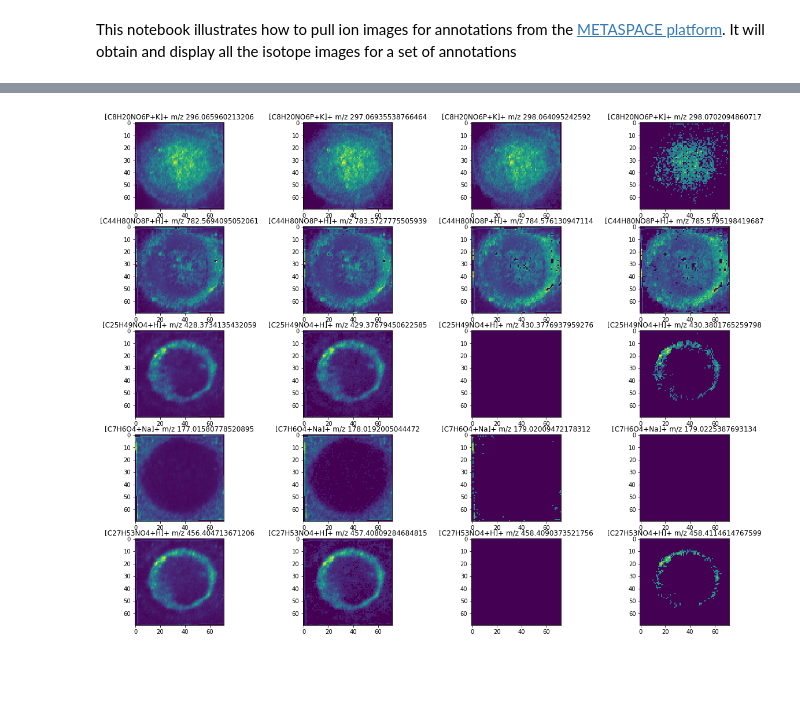
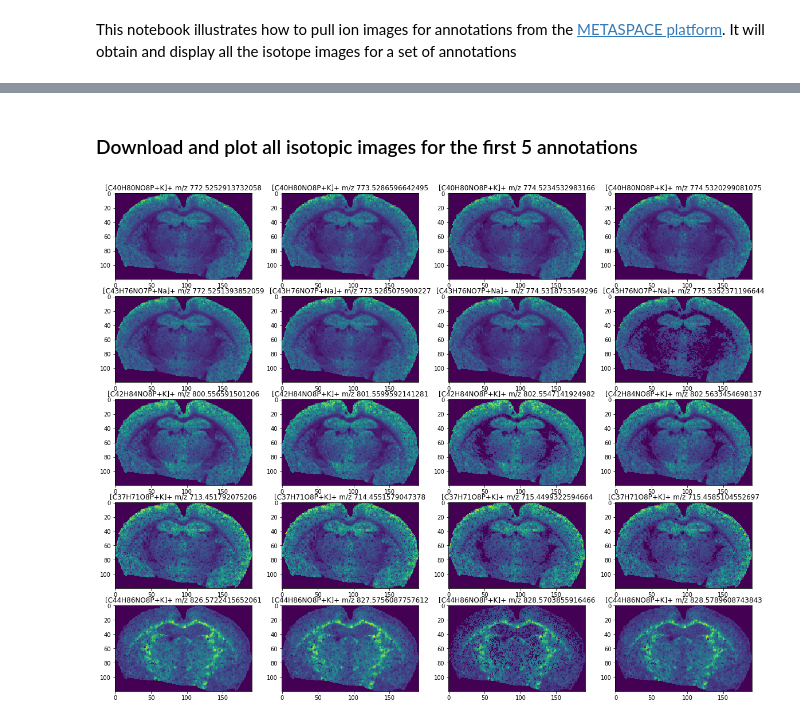
Before and after one commit to metaspace2020/metaspace, a Jupyter notebook: metaspace/python-client/example/iso_img_retrieval.ipynb, the cells around one changed output, grey strips where cells are left out. Cells and saved outputs as stored; diff of their text form; code cells hidden in the pictures; blank space fills up the shorter version.

```diff
--- a/metaspace/python-client/example/iso_img_retrieval.ipynb
+++ b/metaspace/python-client/example/iso_img_retrieval.ipynb
@@ -42,0 +39,5 @@ results.head()
+# %%
+ds = sm.dataset(id="2016-09-22_11h16m17s")
+results = ds.results()
+annotations = results[results.fdr <= 0.1][['msm']]
+annotations.head()
@@ -43,14 +52,16 @@ results.head()
+# %% [markdown]
+### Download and plot all isotopic images for the first 5 annotations
 # %%
 limit = 5 # number of annotations to get
 plt.figure(figsize=(20, 16))
 for ii in range(limit):
     row = results.iloc[ii]
     (sf, adduct) = row.name
-    images = d.isotope_images(sf, adduct)
+    images = ds.isotope_images(sf, adduct)
     for j, im in enumerate(images):
         plt.subplot(limit, 4, ii * 4 + j + 1)
         plt.title("[{}{}]+ m/z {}".format(sf, adduct, images.peak(index=j)))
         plt.imshow(images[j], cmap='viridis')
 plt.show()
 # %% [output]
-[figure, old version]
+[figure, new version]
```
Also changed, not shown: parts of 10 cells of this notebook, 4 other files.
